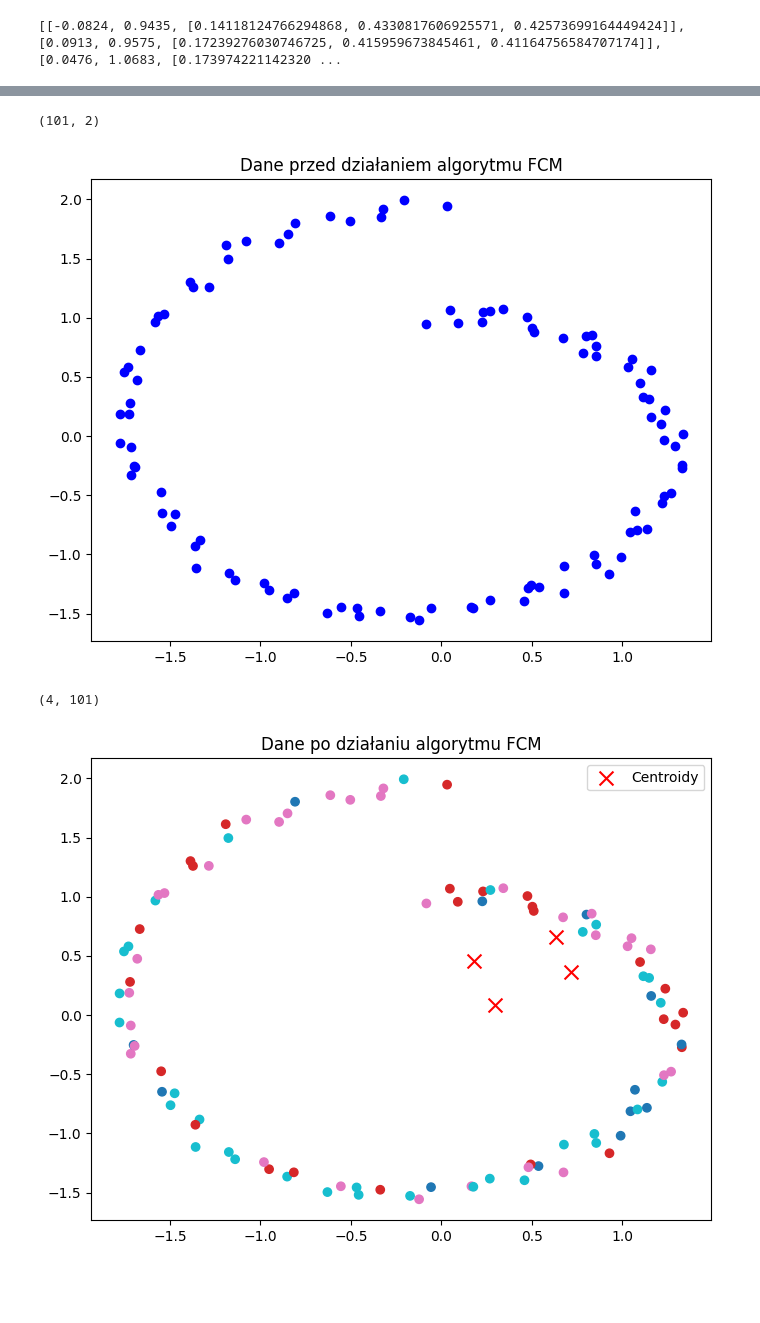
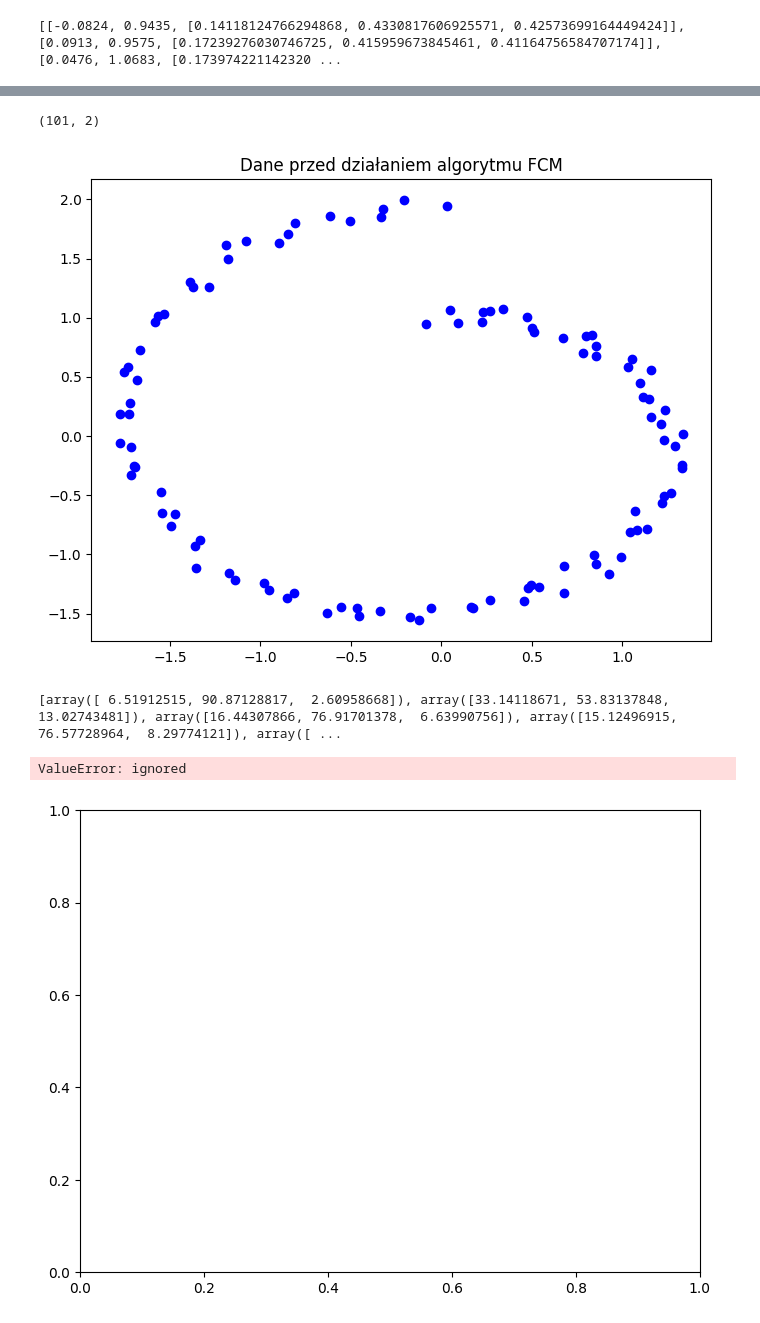
Before and after one commit to AdrianAlbrecht/Collab, a Jupyter notebook: SSI_Grupowanie.ipynb, the cells around one changed output, grey strips where cells are left out. Drawn from its saved outputs; the diff is of its cells as text; code cells hidden in the pictures; blank space fills up the shorter version.

```diff
--- a/SSI_Grupowanie.ipynb
+++ b/SSI_Grupowanie.ipynb
@@ -280,36 +320,37 @@ def fuzzy_c_means(num_clusters, num_samples, num_features, max_iterations, fuzzi
     return U, V
 
 # Generowanie danych przykładowych
-num_clusters = 4
+num_clusters = 3
 num_samples = len(df)
 num_features = 2
 max_iterations = 100
 fuzziness = 2
 
 data = np.array(df)
 print(data.shape)
 
 # Uruchomienie algorytmu FCM
 U, V = fuzzy_c_means(num_clusters, num_samples, num_features, max_iterations, fuzziness)
 
 # Wykres danych przed działaniem algorytmu
 plt.figure(figsize=(8, 6))
 plt.scatter(data[:, 0], data[:, 1], c='b', marker='o')
 plt.title('Dane przed działaniem algorytmu FCM')
 plt.show()
 
 # Wykres danych po działaniu algorytmu FCM
 cluster_centers = V
-cluster_indices = np.argmax(U, axis=0)
-print(U.shape)
+cluster_indices = [x for x in U.T*100]
+print(cluster_indices)
 plt.figure(figsize=(8, 6))
 plt.scatter(data[:, 0], data[:, 1], c=cluster_indices, cmap='tab10', marker='o')
 plt.scatter(cluster_centers[:, 0], cluster_centers[:, 1], c='r', marker='x', s=100, label='Centroidy')
 plt.title('Dane po działaniu algorytmu FCM')
 plt.legend()
 plt.show()
 # %% [output]
 (101, 2)
 [figure]
-(4, 101)
+[array([ 6.51912515, 90.87128817,  2.60958668]), array([33.14118671, 53.83137848, 13.02743481]), array([16.44307866, 76.91701378,  6.63990756]), array([15.12496915, 76.57728964,  8.29774121]), array([ ...
+ValueError: ignored
-[figure, old version]
+[figure, new version]
```
Also changed, not shown: parts of 1 cell of this notebook.
